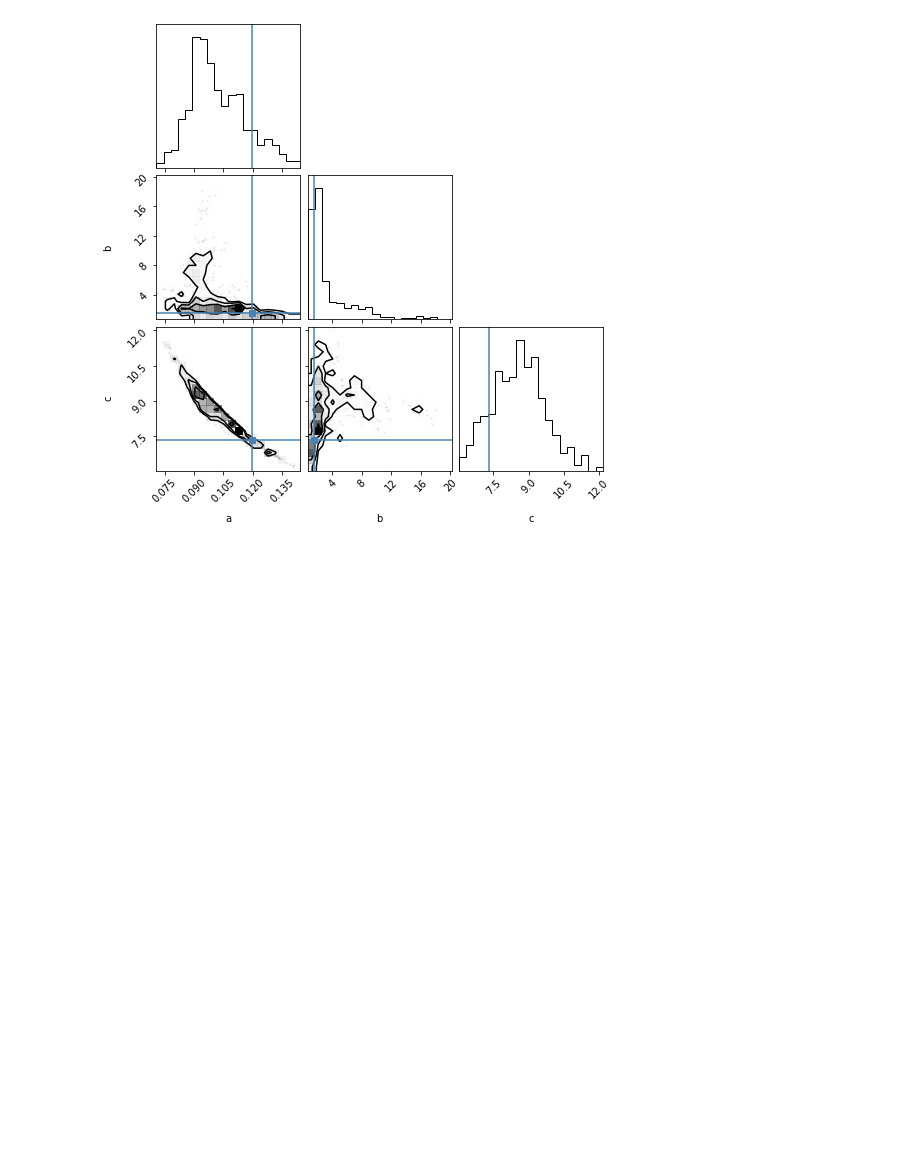
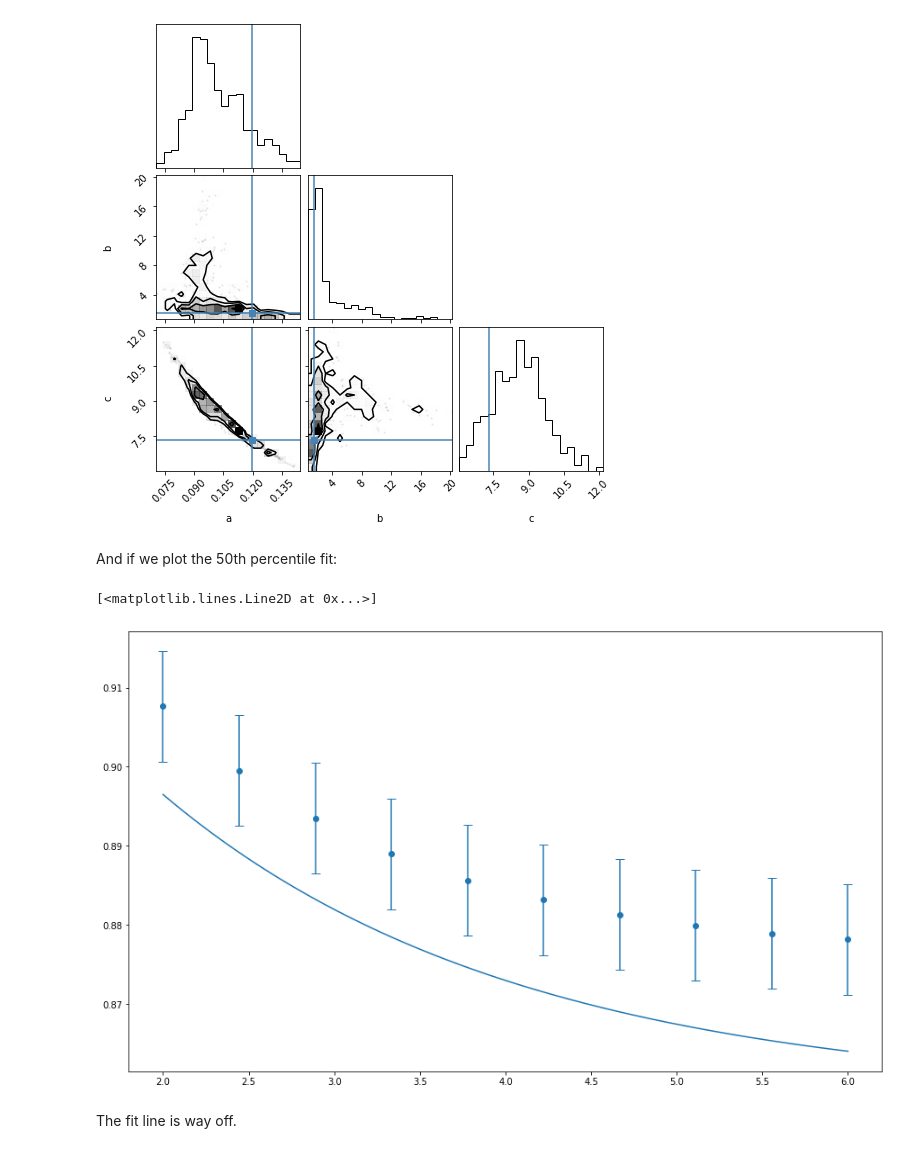
Before and after one commit to quantitativecafe/blog, a Jupyter notebook: tds-vs-brix/exponential-fit.ipynb, the cells around one changed output. Cells and saved outputs as stored; diff of their text form; code cells hidden in the pictures; blank space fills up the shorter version.

```diff
--- a/tds-vs-brix/exponential-fit.ipynb
+++ b/tds-vs-brix/exponential-fit.ipynb
@@ -153,3 +155,26 @@ fig = corner.corner(
 )
 # %% [output]
 [figure]
+# %% [markdown]
+And if we plot the 50th percentile fit:
+# %%
+# Get 50th percentile model parameters
+mcmc_theta = np.percentile(flat_samples, [50], axis=0)[0]
+
+# Create the figure
+fig, ax = plt.subplots(figsize=(15,9))
+
+# Plot the data
+ax.errorbar(model_xs, model_ys, yerr=model_sigma, fmt='none', capsize=5)
+ax.scatter(model_xs, model_ys)
+
+# Plot the fit
+mcmc_a, mcmc_b, mcmc_c = mcmc_theta
+mcmc_xs = np.linspace(2., 6., 201)
+mcmc_ys = model(mcmc_a, mcmc_b, mcmc_c, mcmc_xs)
+ax.plot(mcmc_xs, mcmc_ys)
+# %% [output]
+[<matplotlib.lines.Line2D at 0x...>]
+[figure, added]
+# %% [markdown]
+The fit line is way off.
```
Also changed, not shown: parts of 2 cells of this notebook.
